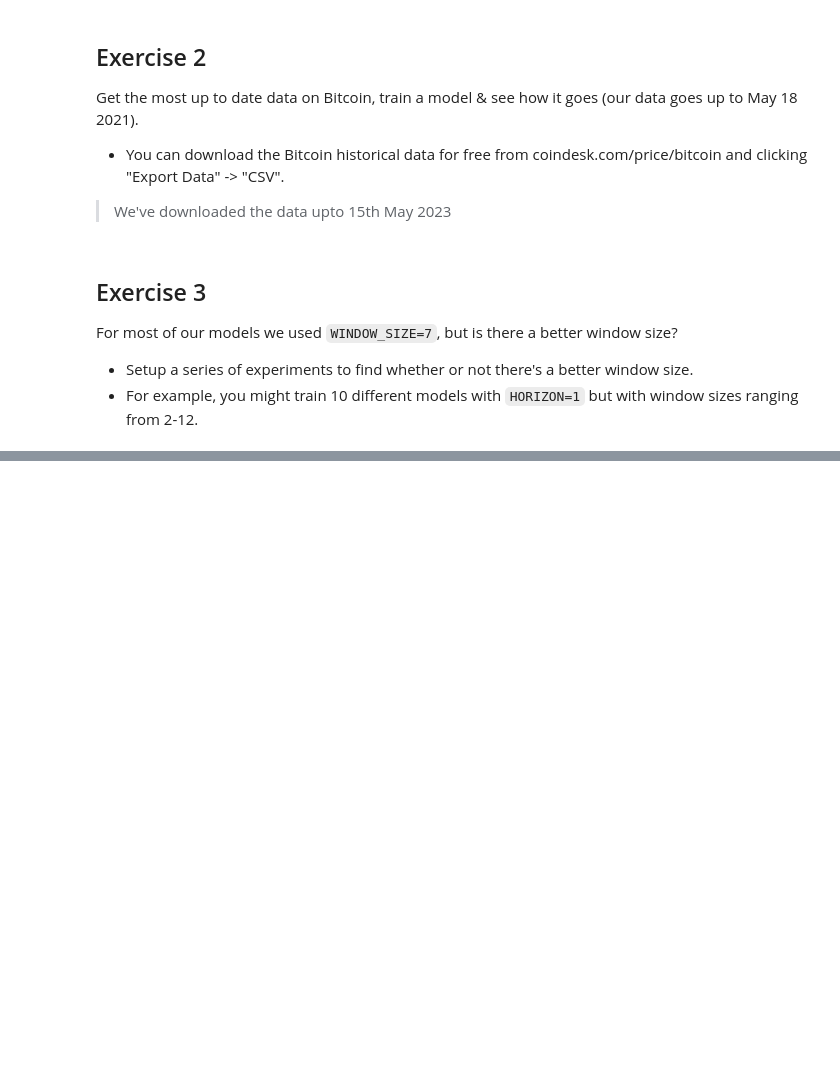
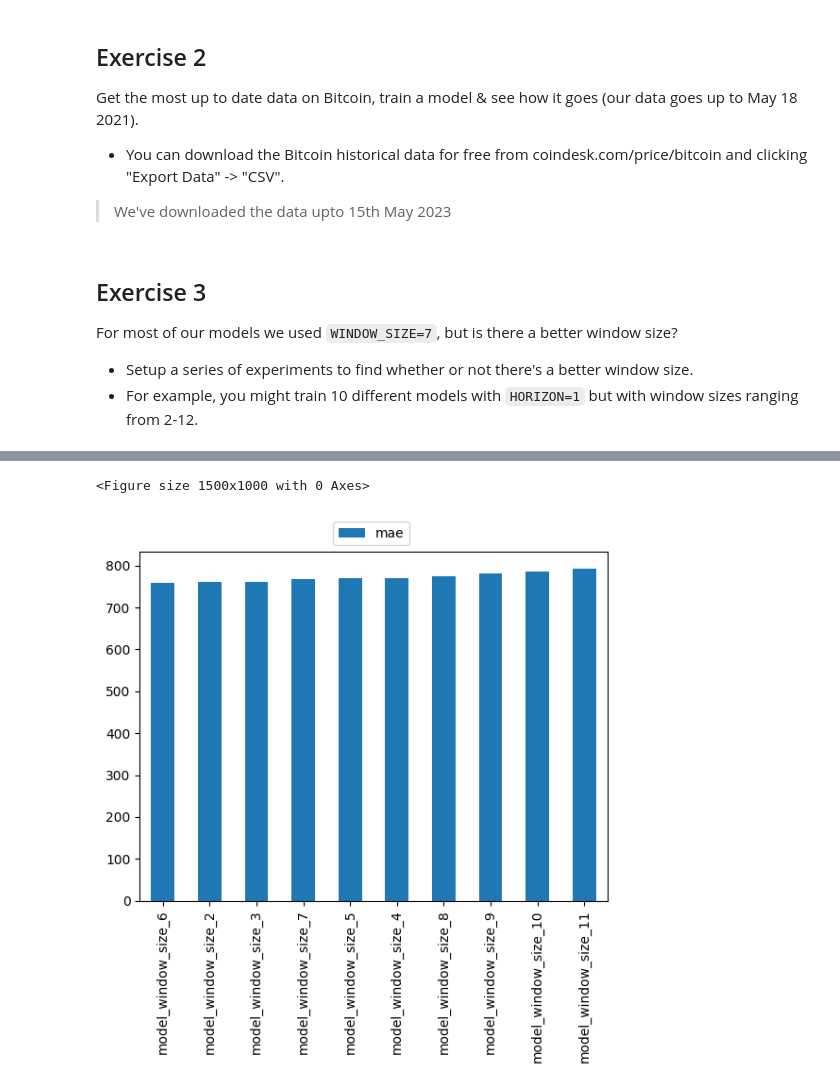
Before and after one commit to SaketMunda/time-series-with-tensorflow, a Jupyter notebook: time_series_exercise_with_tensorflow.ipynb, the cells around one changed output, grey strips where cells are left out. Saved outputs shown, nothing was run; the diff lists cells and outputs as text; code cells hidden in the pictures; blank space fills up the shorter version.

```diff
--- a/time_series_exercise_with_tensorflow.ipynb
+++ b/time_series_exercise_with_tensorflow.ipynb
@@ -712,0 +734,3 @@ For most of our models we used `WINDOW_SIZE=7`, but is there a better window siz
+# %%
+WINDOW_SIZE_ARRAY = np.arange(2,12)
+WINDOW_SIZE_ARRAY
@@ -712,0 +781,18 @@ For most of our models we used `WINDOW_SIZE=7`, but is there a better window siz
+# %%
+# Now let's create windows and also the conduct the modelling experiment
+window_results = {}
+
+for window_size in WINDOW_SIZE_ARRAY:
+  # make windows and labels
+  windows, labels = make_windows(x=prices, window_size=window_size)
+  # make train and test split
+  X_train, X_test, y_train, y_test = make_train_test_split(windows, labels)
+  # modelling experiment
+  window_results[f'model_window_size_{window_size}'] = model_experiment_various_window_size(X_train=X_train,
+                                                                                            X_test=X_test,
+                                                                                            y_train=y_train,
+                                                                                            y_test=y_test,
+                                                                                            WINDOW_SIZE=window_size,
+                                                                                            HORIZON=1)
+# %%
+window_results_df = pd.DataFrame(data=window_results.values(), index=list(window_results.keys()))
@@ -712,0 +813,7 @@ For most of our models we used `WINDOW_SIZE=7`, but is there a better window siz
+# %%
+plt.figure(figsize=(15, 10))
+window_results_df[['mae']].sort_values(by='mae').plot(kind='bar')
+plt.legend(bbox_to_anchor=(0.4, 1));
+# %% [output]
+<Figure size 1500x1000 with 0 Axes>
+[figure, added]
```
Also changed, not shown: parts of 17 cells of this notebook.
